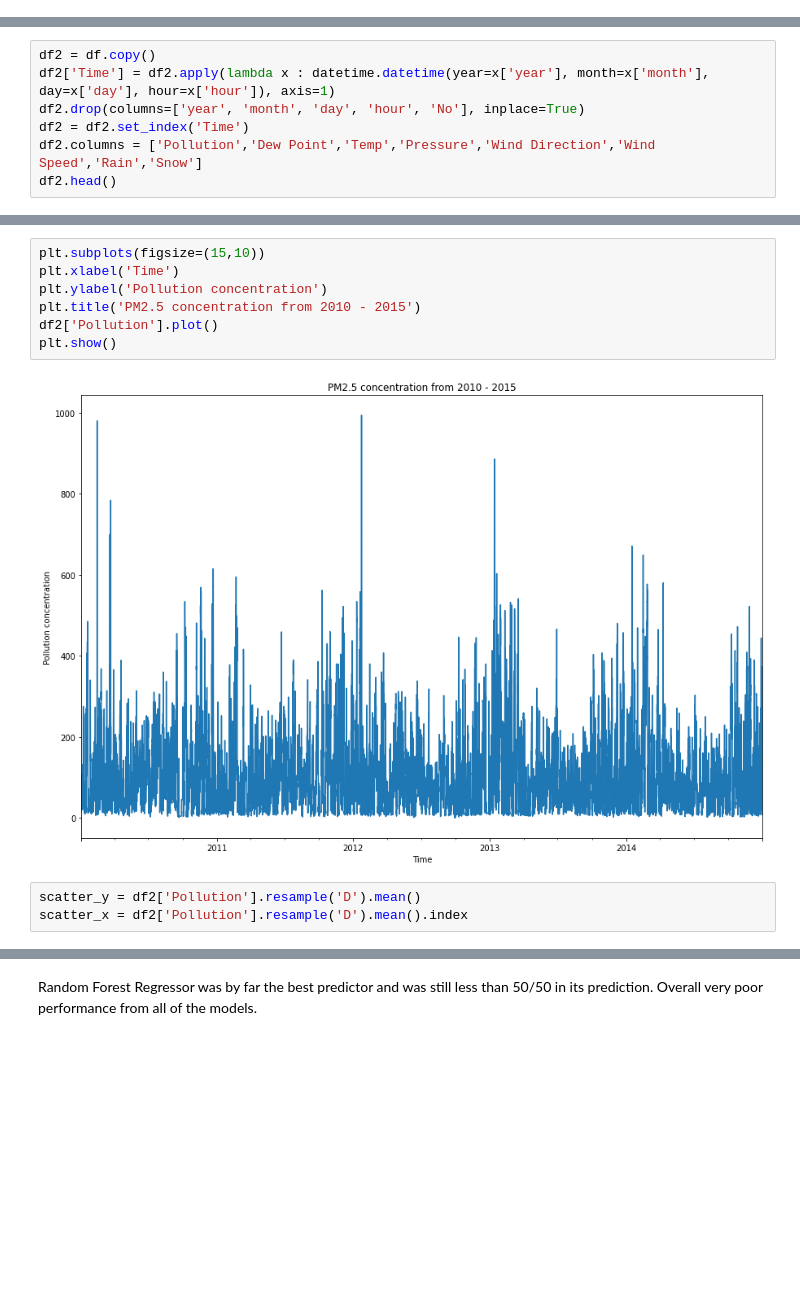
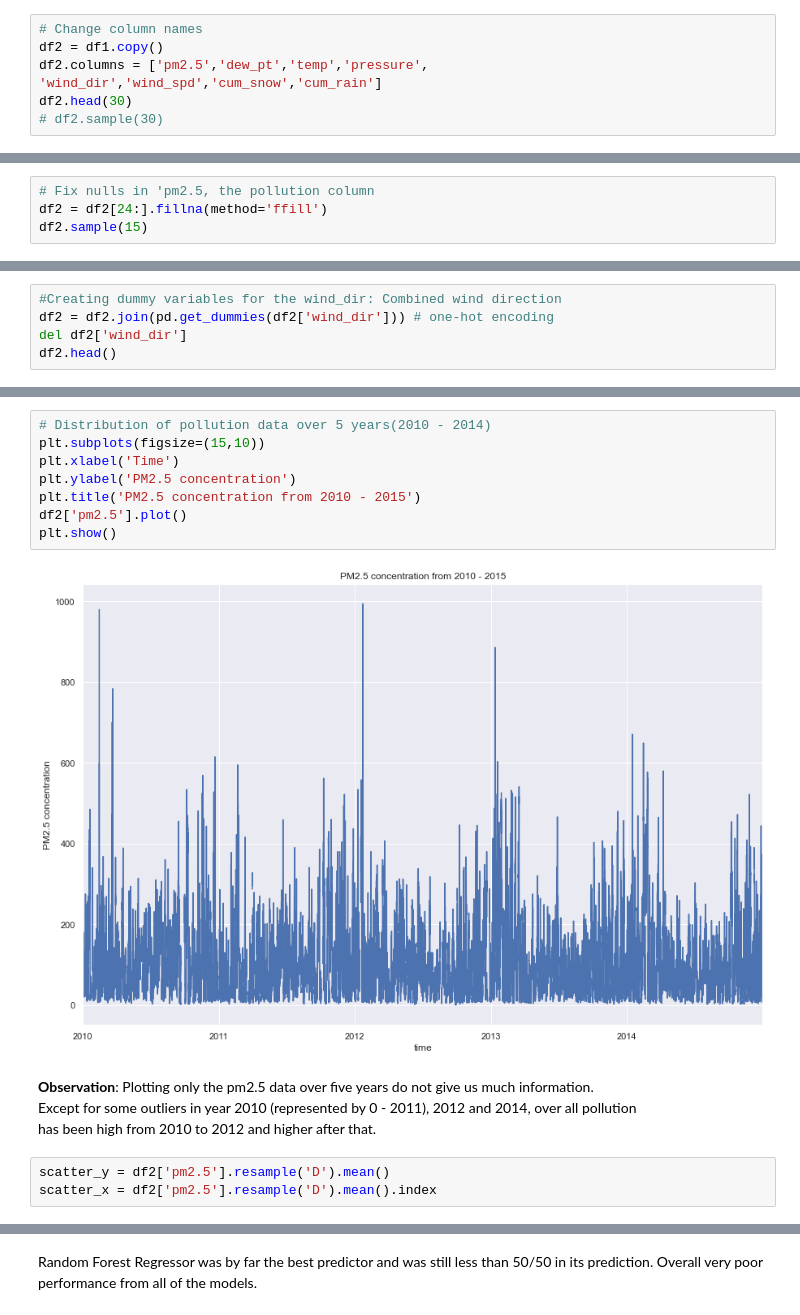
Before and after one commit to haldersas/Time-Series-Visualization-BeijingPM2.5, a Jupyter notebook: Final Project Notebook.ipynb, the cells around one changed output, grey strips where cells are left out. Drawn from its saved outputs; the diff is of its cells as text; blank space fills up the shorter version.

```diff
--- a/Final Project Notebook.ipynb
+++ b/Final Project Notebook.ipynb
@@ -72,0 +116,6 @@ Attribute Information:
+# %%
+# Change column names
+df2 = df1.copy()
+df2.columns = ['pm2.5','dew_pt','temp','pressure', 'wind_dir','wind_spd','cum_snow','cum_rain']
+df2.head(30)
+# df2.sample(30)
@@ -72,0 +158,4 @@ Attribute Information:
+# %%
+# Fix nulls in 'pm2.5, the pollution column
+df2 = df2[24:].fillna(method='ffill')
+df2.sample(15)
@@ -114,7 +221,0 @@ df['pm2.5'].isna().sum()
-# %%
-df2 = df.copy()
-df2['Time'] = df2.apply(lambda x : datetime.datetime(year=x['year'], month=x['month'], day=x['day'], hour=x['hour']), axis=1)
-df2.drop(columns=['year', 'month', 'day', 'hour', 'No'], inplace=True)
-df2 = df2.set_index('Time')
-df2.columns = ['Pollution','Dew Point','Temp','Pressure','Wind Direction','Wind Speed','Rain','Snow']
-df2.head()
@@ -128,0 +343,5 @@ df2.head()
+# %%
+#Creating dummy variables for the wind_dir: Combined wind direction
+df2 = df2.join(pd.get_dummies(df2['wind_dir'])) # one-hot encoding
+del df2['wind_dir']
+df2.head()
@@ -129,13 +356,19 @@ df2.head()
 # %%
+# Distribution of pollution data over 5 years(2010 - 2014)
 plt.subplots(figsize=(15,10))
 plt.xlabel('Time')
-plt.ylabel('Pollution concentration')
+plt.ylabel('PM2.5 concentration')
 plt.title('PM2.5 concentration from 2010 - 2015')
-df2['Pollution'].plot()
+df2['pm2.5'].plot()
 plt.show()
 # %% [output]
-[figure, old version]
+[figure, new version]
+# %% [markdown]
+**Observation**:
+Plotting only the pm2.5 data over five years do not give us much information. <br>
+Except for some outliers in year 2010 (represented by 0 - 2011), 2012 and 2014, over all pollution <br>
+has been high from 2010 to 2012 and higher after that.
 # %%
-scatter_y = df2['Pollution'].resample('D').mean()
-scatter_x = df2['Pollution'].resample('D').mean().index
+scatter_y = df2['pm2.5'].resample('D').mean()
+scatter_x = df2['pm2.5'].resample('D').mean().index
 # %%
```
Also changed, not shown: parts of 58 cells of this notebook.
